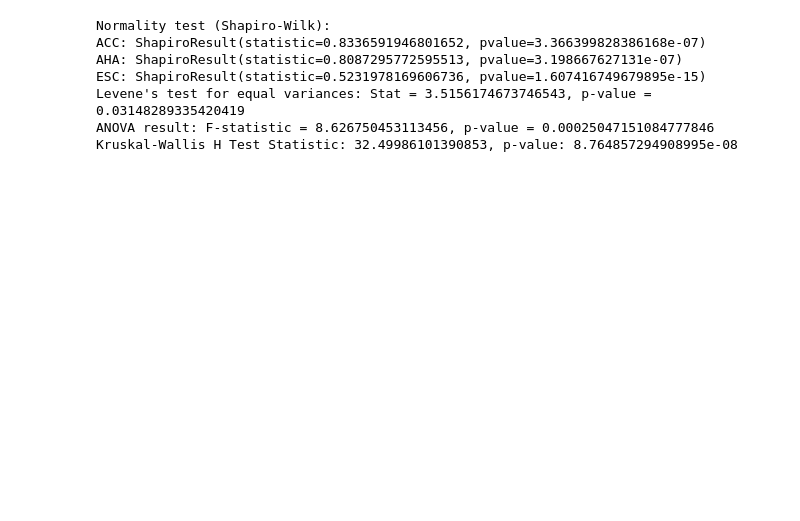
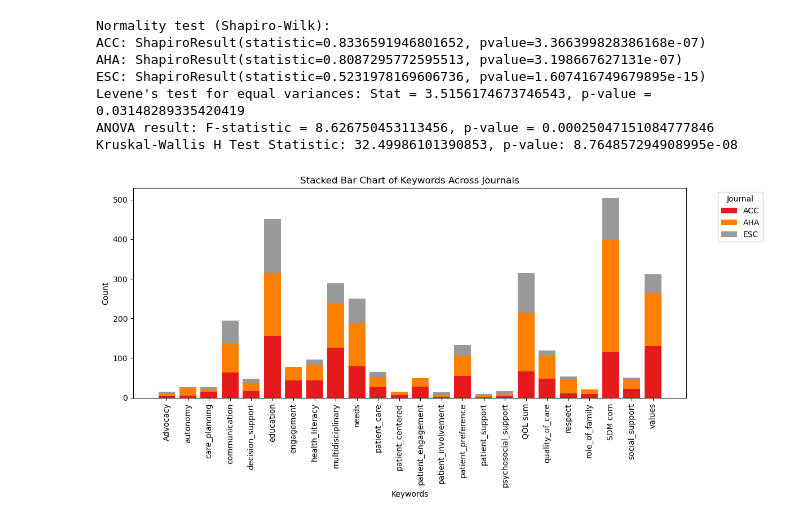
Before and after one commit to Louphi/Med-Journal-ANOVA, a Jupyter notebook: analysis.ipynb, the cells around one changed output. Cells and saved outputs as stored; diff of their text form; code cells hidden in the pictures; blank space fills up the shorter version.

```diff
--- a/analysis.ipynb
+++ b/analysis.ipynb
@@ -104,3 +104,34 @@ ESC: ShapiroResult(statistic=0.5231978169606736, pvalue=1.607416749679895e-15)
 Levene's test for equal variances: Stat = 3.5156174673746543, p-value = 0.03148289335420419
 ANOVA result: F-statistic = 8.626750453113456, p-value = 0.00025047151084777846
 Kruskal-Wallis H Test Statistic: 32.49986101390853, p-value: 8.764857294908995e-08
+# %%
+
+keyword_columns = data.columns[4:-3]
+
+# Create a new grouped data where each keyword has a stacked bar for each journal
+transposed_data = data.groupby('Journal')[keyword_columns].sum().T
+
+# Create the stacked bar chart (one stacked bar per keyword across journals)
+fig, ax = plt.subplots(figsize=(12, 6))
+
+# Get journal names and colors
+colors = plt.cm.get_cmap('Set1', len(journals))
+
+# Create the bar plot for each journal and stack the bars
+for i, journal in enumerate(journals):
+    ax.bar(transposed_data.index, transposed_data[journal], bottom=transposed_data.iloc[:, :i].sum(axis=1), label=journal, color=colors(i))
+
+# Add labels and title
+ax.set_xlabel('Keywords')
+ax.set_ylabel('Count')
+ax.set_title('Stacked Bar Chart of Keywords Across Journals')
+ax.legend(title='Journal', bbox_to_anchor=(1.05, 1), loc='upper left')
+
+# Rotate x-axis labels for readability
+plt.xticks(rotation=90)
+
+# Show the plot
+plt.tight_layout()
+plt.show()
+# %% [output]
+[figure, added]
```
Also changed, not shown: parts of 1 cell of this notebook.
